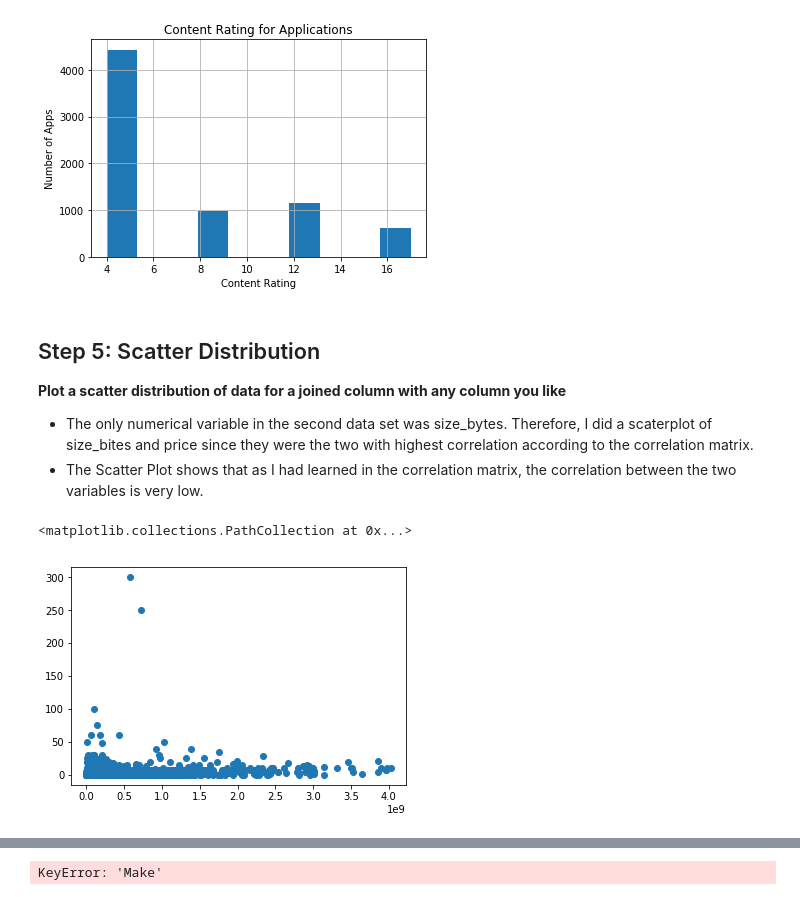
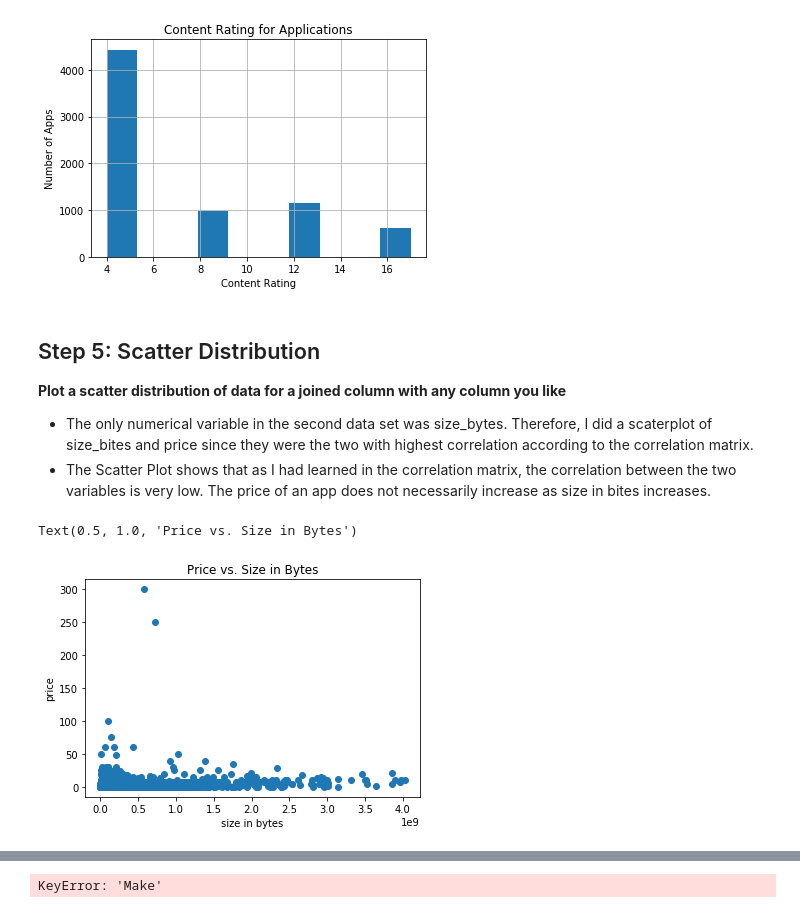
Before and after one commit to marisfont/madrid-oct-2018, a Jupyter notebook: module-2/visualizing-real-world-data/your-code/your-code.ipynb, the cells around one changed output, grey strips where cells are left out. Saved outputs shown, nothing was run; the diff lists cells and outputs as text; code cells hidden in the pictures.

Commit message:
combined scatter plot

```diff
--- a/module-2/visualizing-real-world-data/your-code/your-code.ipynb
+++ b/module-2/visualizing-real-world-data/your-code/your-code.ipynb
@@ -243,9 +243,12 @@ Text(0.5, 1.0, 'Content Rating for Applications')
 ## Step 5: Scatter Distribution
 **Plot a scatter distribution of data for a joined column with any column you like**
 - The only numerical variable in the second data set was size_bytes. Therefore, I did a scaterplot of size_bites and price since they were the two with highest correlation according to the correlation matrix.
-- The Scatter Plot shows that as I had learned in the correlation matrix, the correlation between the two variables is very low.
+- The Scatter Plot shows that as I had learned in the correlation matrix, the correlation between the two variables is very low. The price of an app does not necessarily increase as size in bites increases.
 # %%
 plt.scatter(x=data['size_bytes'], y=data['price'])
+plt.xlabel("size in bytes")
+plt.ylabel("price")
+plt.title("Price vs. Size in Bytes")
 # %% [output]
-<matplotlib.collections.PathCollection at 0x...>
+Text(0.5, 1.0, 'Price vs. Size in Bytes')
-[figure, old version]
+[figure, new version]
```
Also changed, not shown: parts of 4 cells of this notebook.
